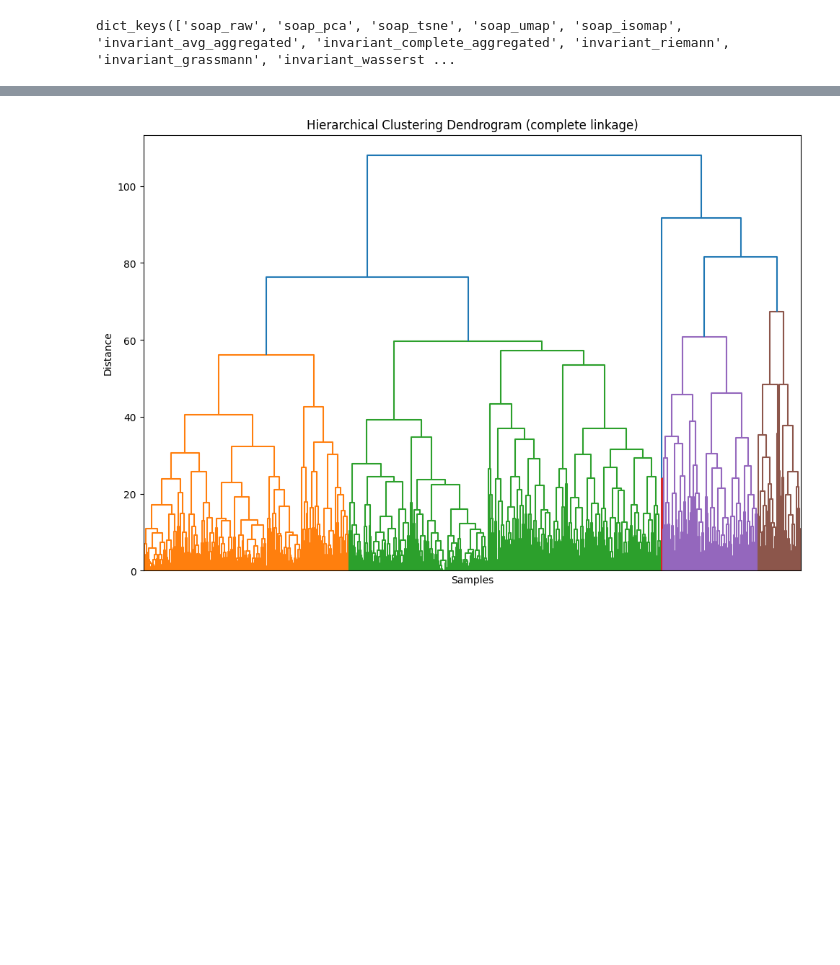
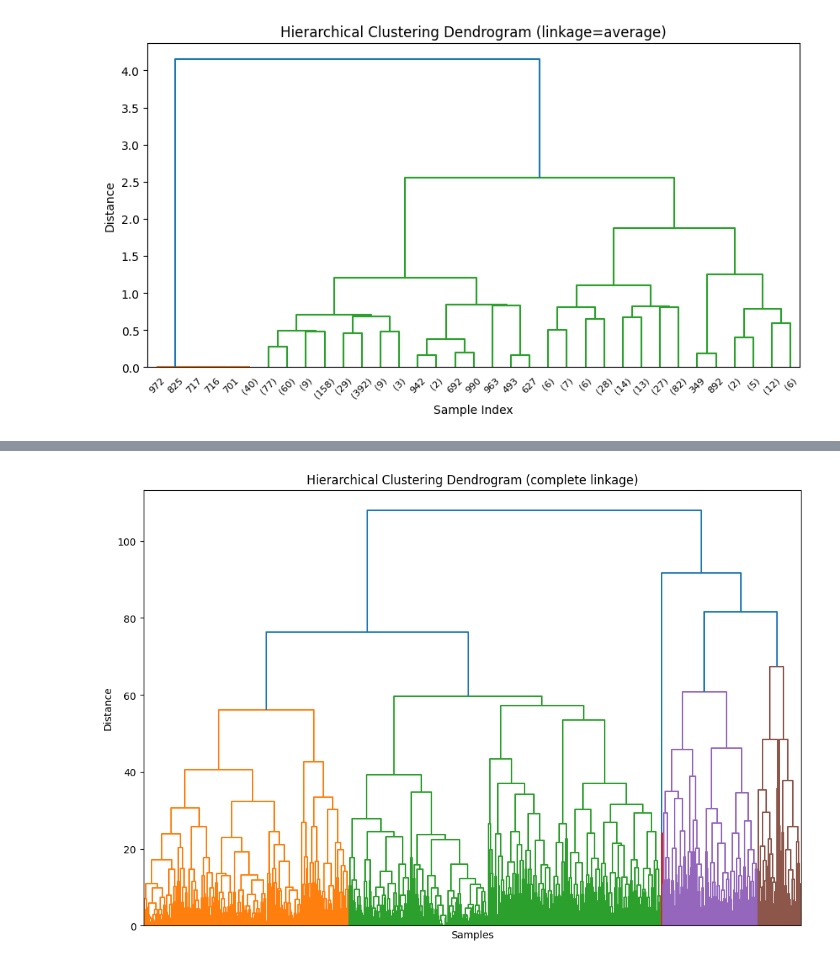
Before and after one commit to karlfindhansen/Non-Euclidean-Distances-in-Molecular-Representation, a Jupyter notebook: notebooks/Materials Project/evaluation/comparative_eval.ipynb, the cells around one changed output, grey strips where cells are left out. Saved outputs shown, nothing was run; the diff lists cells and outputs as text; code cells hidden in the pictures; blank space fills up the shorter version.

Commit message:
feat: euclidean cluster evaluation pipeline

```diff
--- a/notebooks/Materials Project/evaluation/comparative_eval.ipynb
+++ b/notebooks/Materials Project/evaluation/comparative_eval.ipynb
@@ -35,4 +43,28 @@ df = mp.load(limit=1000)
 # %%
-distance_matrices = get_distance_matrices(df, force_recompute=False)
-distance_matrices.keys()
+linkage = 'average'
+feature_keys = ['avg_neighbor_dist']
+raw_matrix = build_invariant_matrix(df, aggregated=True, feature_keys=feature_keys)
+scaler = StandardScaler()
+scaled_matrix = scaler.fit_transform(np.array(raw_matrix))
+
+# 2. Compute Distances and Linkage
+dist_condensed = pdist(scaled_matrix, metric='euclidean')
+Z = scipy_linkage(dist_condensed, method=linkage)
+k = 7
+labels = fcluster(Z, k, criterion='maxclust')
+sil = silhouette_score(scaled_matrix, labels)
+db = davies_bouldin_score(scaled_matrix, labels)
+
+print(f"Silhouette Score: {sil:.4f}")
+print(f"Davies-Bouldin Score: {db:.4f}")
+# 3. Plot Dendrogram
+plt.figure(figsize=(10, 5))
+dendrogram(Z, truncate_mode='level', p=5)
+plt.title(f'Hierarchical Clustering Dendrogram (linkage={linkage})')
+plt.xlabel('Sample Index')
+plt.ylabel('Distance')
+plt.show()
+
+# 4. Create Chemiscope Viewer
+df = df.with_columns(pl.Series(name='cluster', values=labels))
 # %% [output]
@@ -41 +73 @@ distance_matrices.keys()
-dict_keys(['soap_raw', 'soap_pca', 'soap_tsne', 'soap_umap', 'soap_isomap', 'invariant_avg_aggregated', 'invariant_complete_aggregated', 'invariant_riemann', 'invariant_grassmann', 'invariant_wasserst ...
+[figure, added]
```
Also changed, not shown: parts of 7 cells of this notebook, 11 other files.
